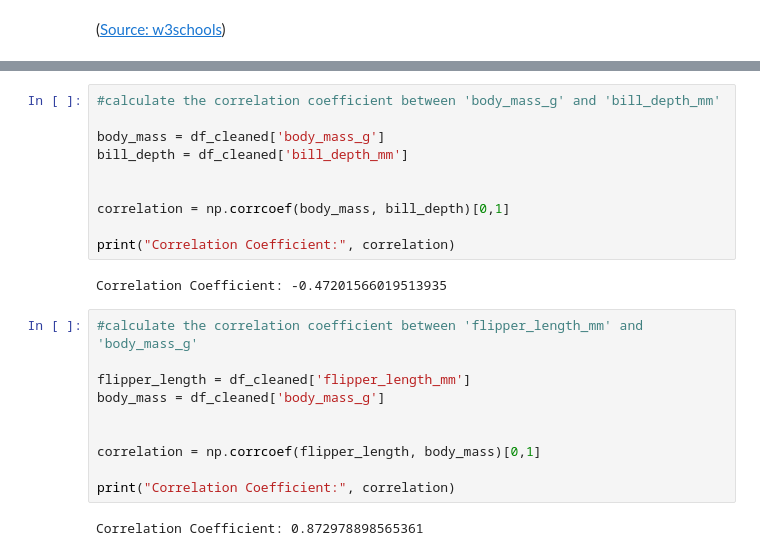
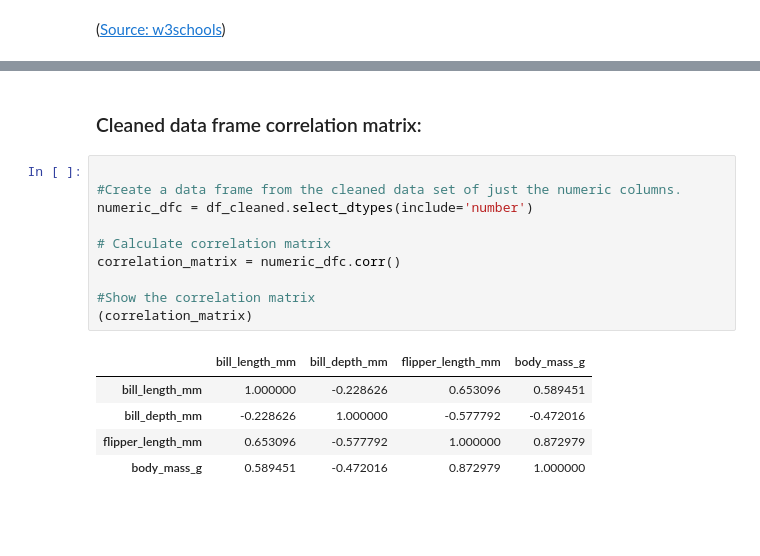
Before and after one commit to sarahembarry/poda-project, a Jupyter notebook: penguins.ipynb, the cells around one changed output, grey strips where cells are left out. Saved outputs shown, nothing was run; the diff lists cells and outputs as text; blank space fills up the shorter version.

Commit message:
data cleaning revised

```diff
--- a/penguins.ipynb
+++ b/penguins.ipynb
@@ -473,24 +430,18 @@ Correlation Coefficient: -0.5777916963366723
-# %%
-#calculate the correlation coefficient between 'body_mass_g' and 'bill_depth_mm'
-
-body_mass = df_cleaned['body_mass_g']
-bill_depth = df_cleaned['bill_depth_mm']
-
-
-correlation = np.corrcoef(body_mass, bill_depth)[0,1]
-
-print("Correlation Coefficient:", correlation)
-# %% [output]
-Correlation Coefficient: -0.47201566019513935
-# %%
-#calculate the correlation coefficient between 'flipper_length_mm' and 'body_mass_g'
-
-flipper_length = df_cleaned['flipper_length_mm']
-body_mass = df_cleaned['body_mass_g']
-
-
-correlation = np.corrcoef(flipper_length, body_mass)[0,1]
-
-print("Correlation Coefficient:", correlation)
-# %% [output]
-Correlation Coefficient: 0.872978898565361
+# %% [markdown]
+### Cleaned data frame correlation matrix:
+# %%
+
+#Create a data frame from the cleaned data set of just the numeric columns.
+numeric_dfc = df_cleaned.select_dtypes(include='number')
+
+# Calculate correlation matrix
+correlation_matrix = numeric_dfc.corr()
+
+#Show the correlation matrix
+(correlation_matrix)
+# %% [output]
+|  | bill_length_mm | bill_depth_mm | flipper_length_mm | body_mass_g |
+| bill_length_mm | 1.000000 | -0.228626 | 0.653096 | 0.589451 |
+| bill_depth_mm | -0.228626 | 1.000000 | -0.577792 | -0.472016 |
+| flipper_length_mm | 0.653096 | -0.577792 | 1.000000 | 0.872979 |
+| body_mass_g | 0.589451 | -0.472016 | 0.872979 | 1.000000 |
```
Also changed, not shown: parts of 10 cells of this notebook, 1 other file.
